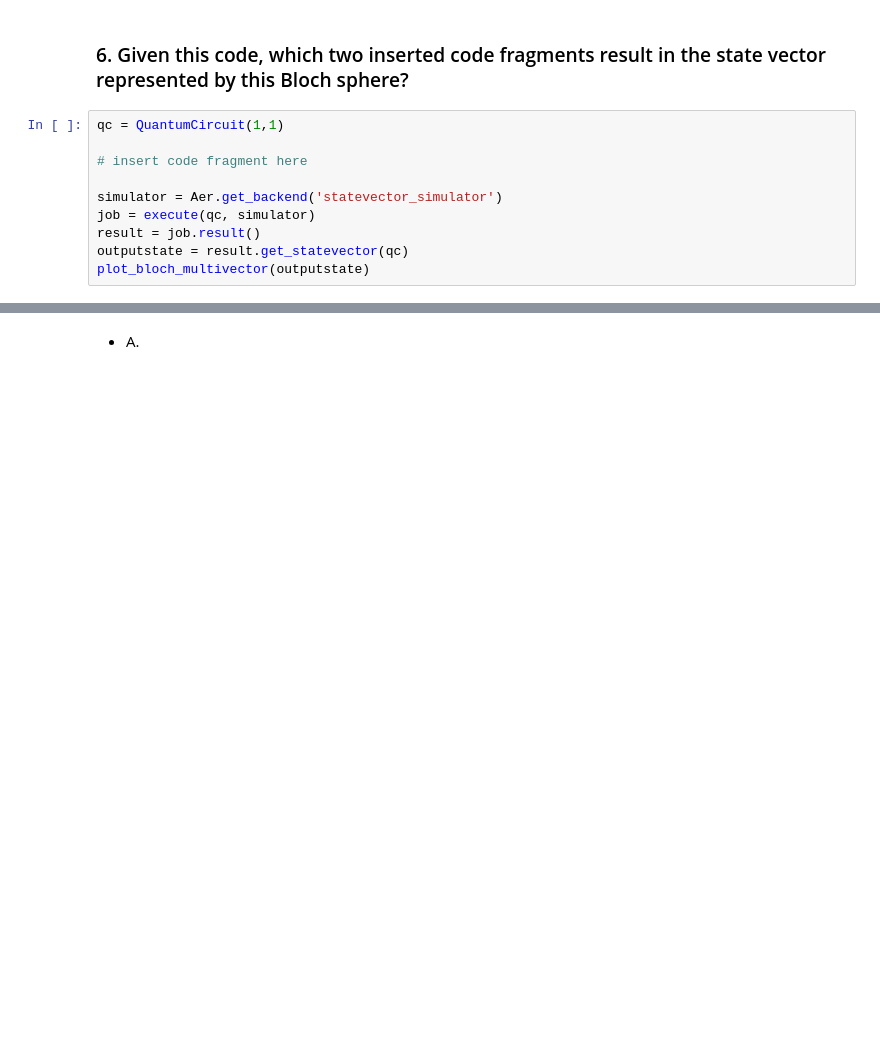
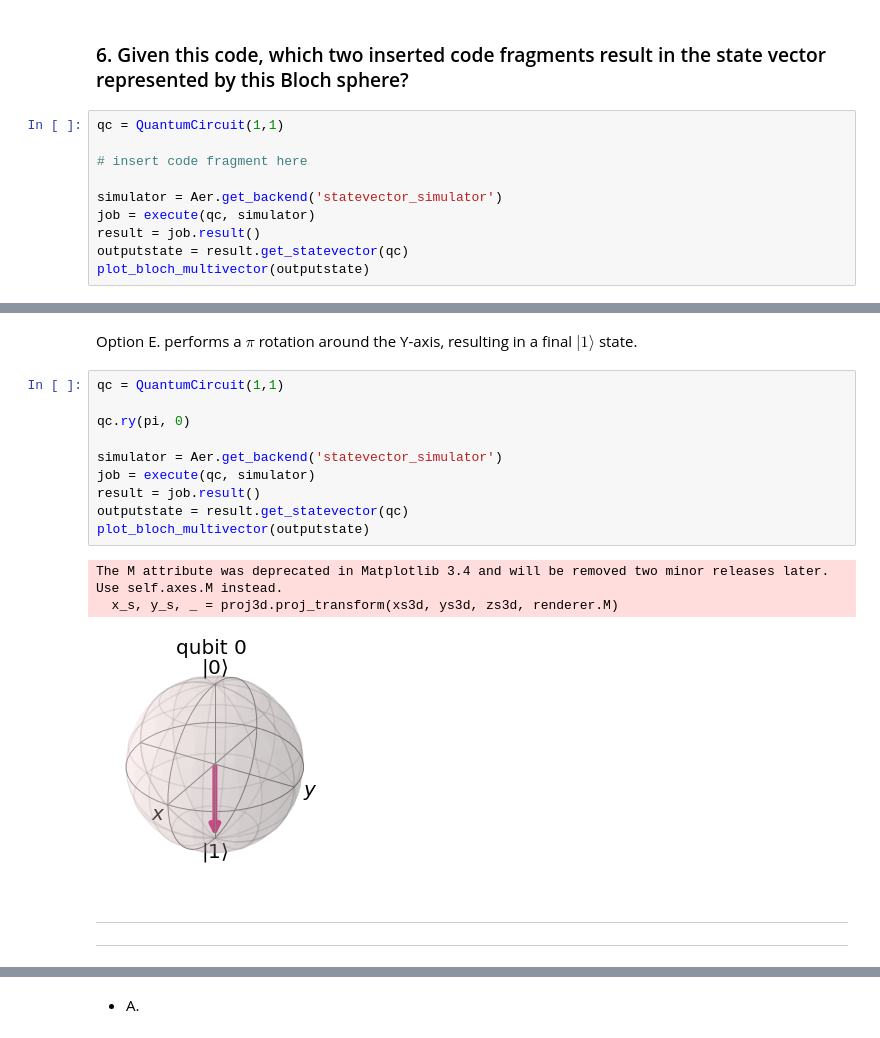
Before and after one commit to salvatorezam/ibm-quantum-developer-certification, a Jupyter notebook: sample_questions/C1000-112_SAM/C1000-112_SAM.ipynb, the cells around one changed output, grey strips where cells are left out. Saved outputs shown, nothing was run; the diff lists cells and outputs as text; blank space fills up the shorter version.

```diff
--- a/sample_questions/C1000-112_SAM/C1000-112_SAM.ipynb
+++ b/sample_questions/C1000-112_SAM/C1000-112_SAM.ipynb
@@ -462,0 +527,19 @@ plot_bloch_multivector(outputstate)
+# %% [markdown]
+Option E. performs a $\pi$ rotation around the Y-axis, resulting in a final $|1\rangle$ state.
+# %%
+qc = QuantumCircuit(1,1)
+
+qc.ry(pi, 0)
+
+simulator = Aer.get_backend('statevector_simulator')
+job = execute(qc, simulator)
+result = job.result()
+outputstate = result.get_statevector(qc)
+plot_bloch_multivector(outputstate)
+# %% [output]
+The M attribute was deprecated in Matplotlib 3.4 and will be removed two minor releases later. Use self.axes.M instead.
+  x_s, y_s, _ = proj3d.proj_transform(xs3d, ys3d, zs3d, renderer.M)
+[figure, added]
+# %% [markdown]
+---
+---
```
Also changed, not shown: parts of 102 cells of this notebook, 2 other files.
